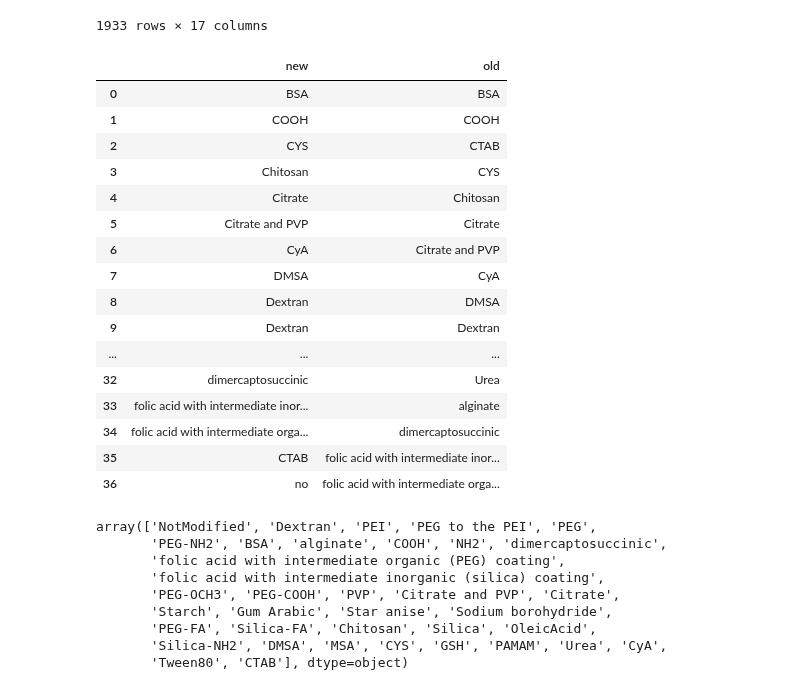
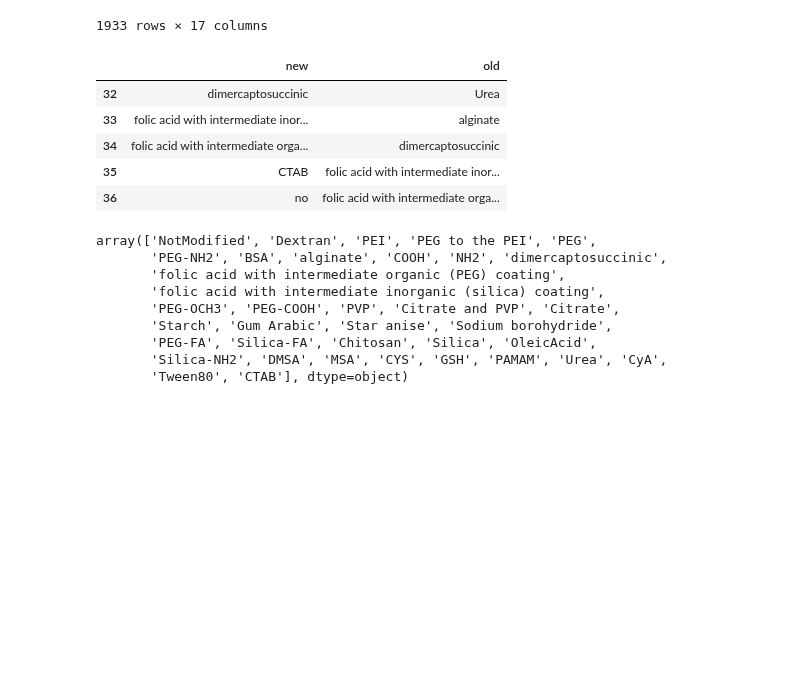
Before and after one commit to dobrotvorn/DataCon23, a Jupyter notebook: Mini_task1.ipynb, the cells around one changed output. Cells and saved outputs as stored; diff of their text form; code cells hidden in the pictures; blank space fills up the shorter version.

```diff
--- a/Mini_task1.ipynb
+++ b/Mini_task1.ipynb
@@ -437,26 +439,15 @@ full_data
 # %%
 a = list(extra_data['Столбец coat, файл 1'].sort_values()) + ['no']
 b = list(sorted(data_transformed['c__Coat'].unique()))
 # a = sorted([i.lower() for i in a])
 # b = sorted([i.lower() for i in b])
 
 # a.difference(b)
 # pd.DataFrame({'ext' : list(extra_data['Столбец coat, файл 1']) + ['0000000000'], 'old':data_transformed['c__Coat'].unique()})
 # print(len(a), len(b))
-pd.DataFrame({'new':a, 'old' :b})
+pd.DataFrame({'new':a, 'old' :b}).tail(5)
 # %% [output]
 |  | new | old |
-| 0 | BSA | BSA |
-| 1 | COOH | COOH |
-| 2 | CYS | CTAB |
-| 3 | Chitosan | CYS |
-| 4 | Citrate | Chitosan |
-| 5 | Citrate and PVP | Citrate |
-| 6 | CyA | Citrate and PVP |
-| 7 | DMSA | CyA |
-| 8 | Dextran | DMSA |
-| 9 | Dextran | Dextran |
-| ... | ... | ... |
 | 32 | dimercaptosuccinic | Urea |
 | 33 | folic acid with intermediate inor... | alginate |
 | 34 | folic acid with intermediate orga... | dimercaptosuccinic |
```
Also changed, not shown: parts of 1 cell of this notebook.
